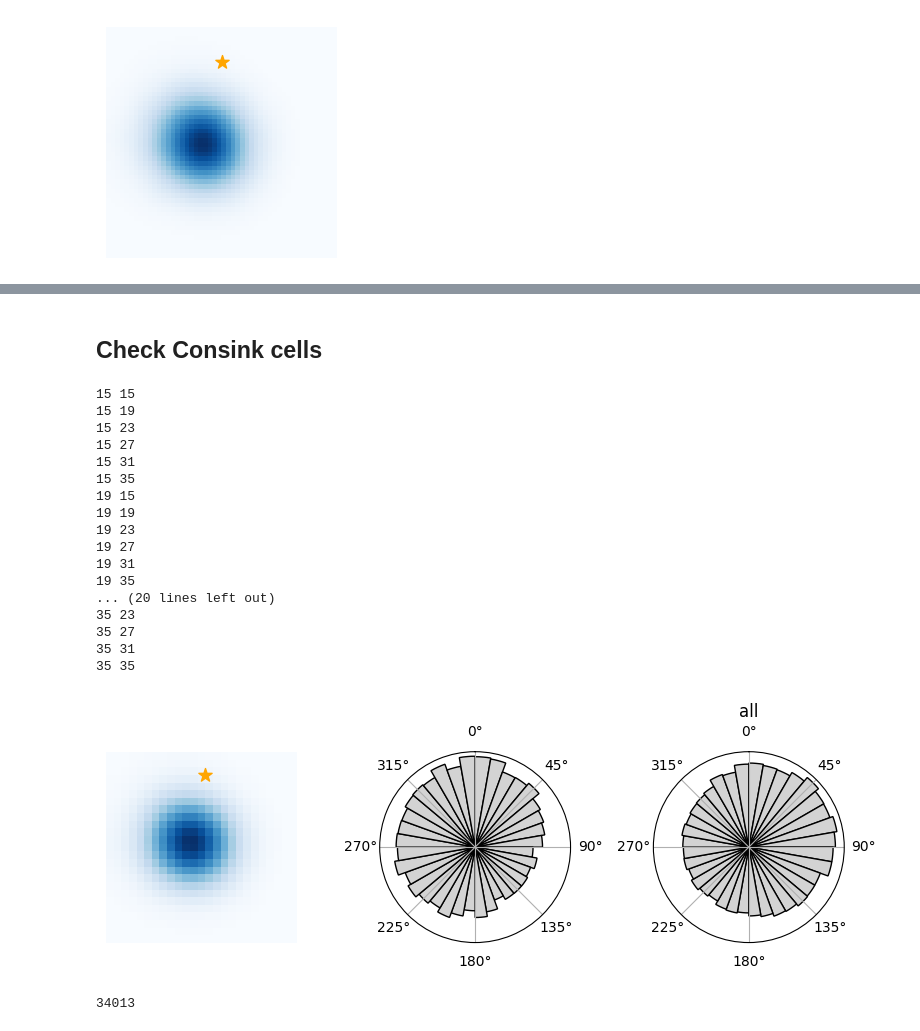
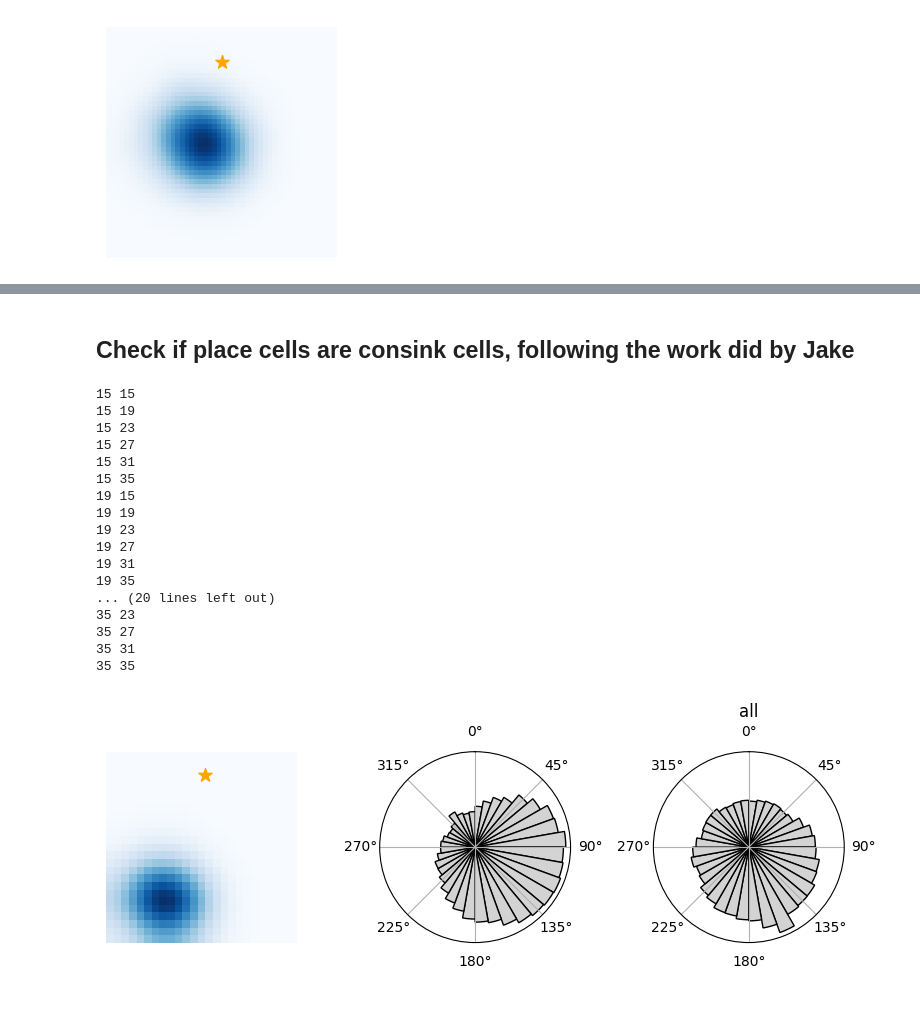
Before and after one commit to ZilongJi/HoneycombSweeps, a Jupyter notebook: HDPCCAN_Sweep_Spinning.ipynb, the cells around one changed output, grey strips where cells are left out. Cells and saved outputs as stored; diff of their text form; code cells hidden in the pictures.

Commit message:
consink cells analysis

```diff
--- a/HDPCCAN_Sweep_Spinning.ipynb
+++ b/HDPCCAN_Sweep_Spinning.ipynb
@@ -243,7 +246,7 @@ results = simulate_honeycomb_movement(total_time=2,
                                     goal_loc=goal_loc,
                                     direction=direction)
 
-Animal_location_all, Head_direction_all, Dir2Goal_all, Animal_speed_all, rotation_phases, time_upsampled, Animal_Vel_all = results
+Animal_location_all, Head_direction_all, MV_direction_all, Dir2Goal_all, Animal_speed_all, rotation_phases, time_upsampled, Animal_Vel_all = results
 
 Animal_location_all = Animal_location_all*np.pi-0.5*np.pi
 Animal_speed_all = Animal_speed_all/1000
@@ -359,7 +362,7 @@ for i in range(0, len(Animal_location_all), simulate_time):
     print('Simulation progress: %.0f%%' % (i/len(Animal_location_all)*100))
     results = run(time_steps[i:i+simulate_time],
                     Animal_location_all[i:i+simulate_time],
-                    Head_direction_all[i:i+simulate_time],
+                    MV_direction_all[i:i+simulate_time],
                     Animal_speed_all[i:i+simulate_time],
                     Dir2Goal_all[i:i+simulate_time])
 
@@ -421,7 +424,7 @@ results = simulate_honeycomb_movement(total_time=300,
                                     goal_loc=goal_loc,
                                     direction=direction)
 
-Animal_location_all, Head_direction_all, Dir2Goal_all, Animal_speed_all, rotation_phases, time_upsampled, Animal_Vel_all = results
+Animal_location_all, Head_direction_all, MV_direction_all, Dir2Goal_all, Animal_speed_all, rotation_phases, time_upsampled, Animal_Vel_all = results
 
 Animal_location_all = Animal_location_all*np.pi-0.5*np.pi
 Animal_speed_all /= 1000
@@ -550,7 +553,7 @@ for i in range(0, len(Animal_location_all), simulate_time):
     print('Simulation progress: %.0f%%' % (i/len(Animal_location_all)*100))
     pc_bumpcenter_i, hd_bumpcenter_i, pc_activity_i, hd_activity_i, theta_phase_i, theta_rhythm_i = run(time_steps[i:i+simulate_time],
                                                                                                         Animal_location_all[i:i+simulate_time],
-                                                                                                        Head_direction_all[i:i+simulate_time],
+                                                                                                        MV_direction_all[i:i+simulate_time],
                                                                                                         Animal_speed_all[i:i+simulate_time],
                                                                                                         Dir2Goal_all[i:i+simulate_time])
     #send data to cpu and store them
@@ -747,5 +743,5 @@ else:
-# %% [markdown]
-## Check Consink cells
+# %% [markdown]
+## Check if place cells are consink cells, following the work did by Jake
 # %%
 #Vel, Position, goal_loc, pc_activity
 dt = 0.001
@@ -757,7 +753,7 @@ addfitline = True
 fig = plt.figure(figsize=(8,3), dpi=100)
 gs = gridspec.GridSpec(1, 3, width_ratios=[1, 1, 1])
 
-cellindex = [25, 25]
+cellindex = [20, 15]
 
 ax = plt.subplot(gs[0])
 #tuning map of a cell
@@ -790,20 +786,21 @@ ax.axis('off')
 SpikePhase = []
 RelativeDirection = []
 
-r = pc_activity[:, cellindex[0], cellindex[1]] * 1 #ms to s
+r = pc_activity[:, cellindex[0], cellindex[1]] #ms to s
 
 for i in range(len(Animal_location_all)):
 
     #get the vec pointing from Position to goal_loc
     vec = goal_loc - Animal_location_all[i]
-    #get the angle between vec and moving direction
-    angle = np.arctan2(vec[1], vec[0]) - np.arctan2(Animal_Vel_all[i, 1], Animal_Vel_all[i, 0])
+    #get the angle between direction2goal and head direction
+    # angle = np.arctan2(vec[1], vec[0]) - np.arctan2(Animal_Vel_all[i, 1], Animal_Vel_all[i, 0])
+    angle = np.arctan2(vec[1], vec[0]) - Head_direction_all[i]
     angle = np.degrees(angle) % 360
 
     #get the phase at current time step i
     phase_i = theta_phase[i]*np.pi*2
 
-    spikes = np.random.poisson(r[i]*dt*100)
+    spikes = np.random.poisson(r[i])
     if spikes > 0:
         RelativeDirection.append(angle)
 
@@ -837,46 +834,43 @@ for ii in range(start_idx, end_idx + 1, 4):
             #get the vec pointing from Position to goal_loc
             vec = goal_loc - Animal_location_all[i]
             #get the angle between vec and moving direction
-            angle = np.arctan2(vec[1], vec[0]) - np.arctan2(Animal_Vel_all[i, 1], Animal_Vel_all[i, 0])
+            # angle = np.arctan2(vec[1], vec[0]) - np.arctan2(Animal_Vel_all[i, 1], Animal_Vel_all[i, 0])
+            angle = np.arctan2(vec[1], vec[0]) - Head_direction_all[i]
             angle = np.degrees(angle) % 360
 
             #get the phase at current time step i
             phase_i = theta_phase[i]*np.pi*2
 
-            spikes = np.random.poisson(r[i]*dt*100)
+            spikes = np.random.poisson(r[i])
             if spikes > 0:
                 RelativeDirection_all.append(angle)
 
 #ConSink
 ax = plt.subplot(gs[2], projection='polar')
 #plot RelativeDirection histogram as a polar plot, with edgecolor as black, facecolor as None
 ax.hist(np.radians(RelativeDirection_all), bins=36, color='lightgrey', edgecolor='black')
 ax.set_theta_zero_location('N')
 ax.set_theta_direction(-1)
 ax.set_yticks([])
 ax.set_title('all')
 
 plt.tight_layout()
 # %% [output]
 15 15
 15 19
 15 23
 15 27
 15 31
 15 35
 19 15
 19 19
 19 23
 19 27
 19 31
 19 35
 ... (20 lines left out)
 35 23
 35 27
 35 31
 35 35
-[figure, old version]
+[figure, new version]
-# %%
-len(RelativeDirection)
-# %% [output]
-34013
```
Also changed, not shown: parts of 13 cells of this notebook.
